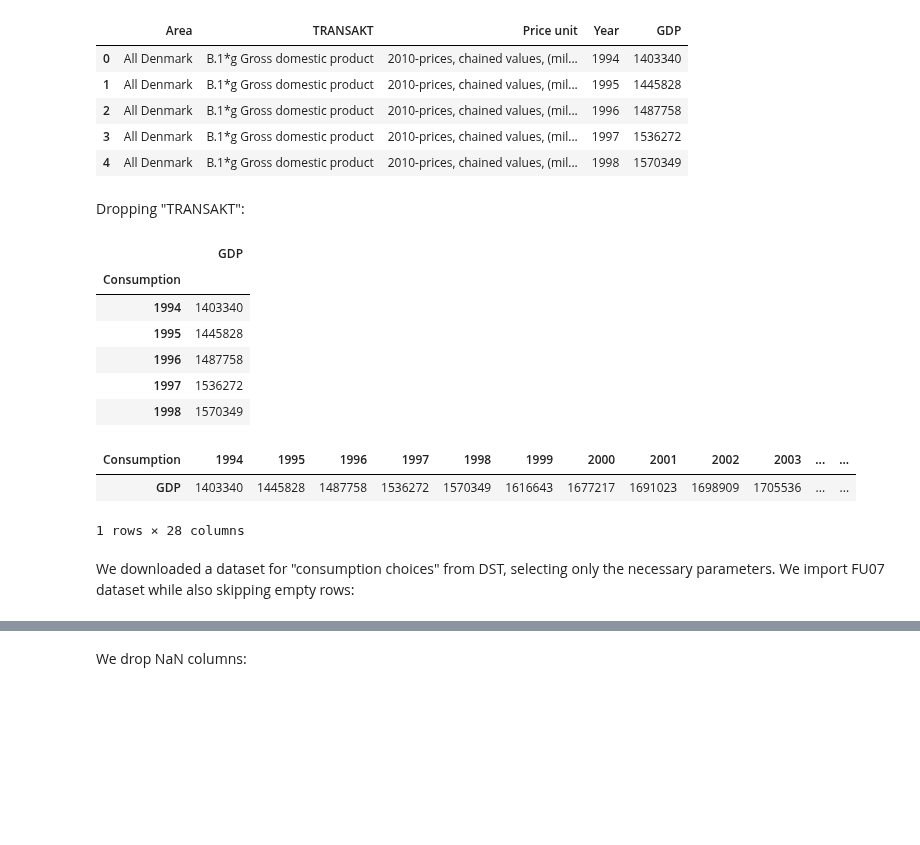
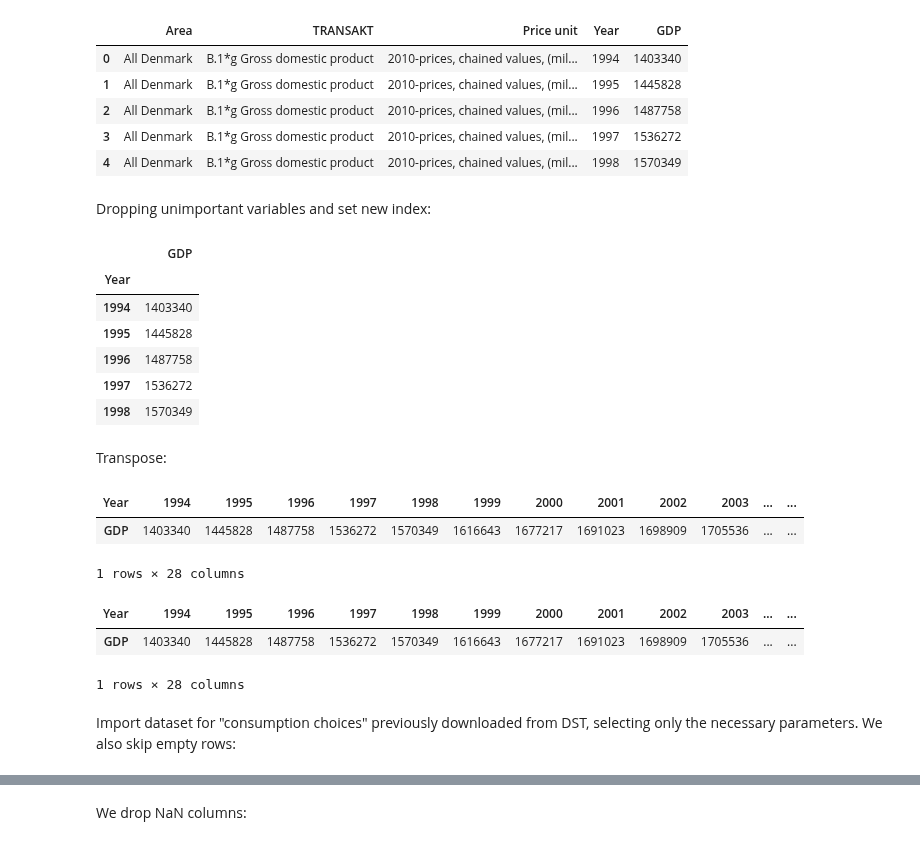
Before and after one commit to NumEconCopenhagen/projects-2023-EFS, a Jupyter notebook: dataproject/St_data_p.ipynb, the cells around one changed output, grey strips where cells are left out. Drawn from its saved outputs; the diff is of its cells as text; code cells hidden in the pictures; blank space fills up the shorter version.

Commit message:
- For loop consumption-values-renaming

```diff
--- a/dataproject/St_data_p.ipynb
+++ b/dataproject/St_data_p.ipynb
@@ -134,31 +134,41 @@ gdp.head(5)
 | 2 | All Denmark | B.1*g Gross domestic product | 2010-prices, chained values, (mil... | 1996 | 1487758 |
 | 3 | All Denmark | B.1*g Gross domestic product | 2010-prices, chained values, (mil... | 1997 | 1536272 |
 | 4 | All Denmark | B.1*g Gross domestic product | 2010-prices, chained values, (mil... | 1998 | 1570349 |
-# %% [markdown]
-Dropping "TRANSAKT":
+# %% [markdown]
+Dropping unimportant variables and set new index:
 # %%
 gdp.drop(['TRANSAKT', 'Area', 'Price unit'], axis='columns', inplace=True)
-gdp.rename(columns = {'Year':'Consumption'}, inplace=True)
-gdp = gdp.set_index('Consumption')
+gdp = gdp.set_index('Year')
 gdp.head(5)
 # %% [output]
 |  | GDP |
-| Consumption |  |
+| Year |  |
 | 1994 | 1403340 |
 | 1995 | 1445828 |
 | 1996 | 1487758 |
 | 1997 | 1536272 |
 | 1998 | 1570349 |
+# %% [markdown]
+Transpose:
 # %%
-#Traspose
 gdp = gdp.T
 gdp.head(5)
 # %% [output]
-| Consumption | 1994 | 1995 | 1996 | 1997 | 1998 | 1999 | 2000 | 2001 | 2002 | 2003 | ... | ... |
+| Year | 1994 | 1995 | 1996 | 1997 | 1998 | 1999 | 2000 | 2001 | 2002 | 2003 | ... | ... |
 | GDP | 1403340 | 1445828 | 1487758 | 1536272 | 1570349 | 1616643 | 1677217 | 1691023 | 1698909 | 1705536 | ... | ... |
 1 rows × 28 columns
+# %%
+gdp_dict = {}
+gdp_dict = {str(i) : f'year{i}' for i in range(1994,2021+1)}
+gdp.rename(columns = gdp_dict, inplace=True)
+gdp.head()
+# not working: might have to rename before transpose
+# %% [output]
+| Year | 1994 | 1995 | 1996 | 1997 | 1998 | 1999 | 2000 | 2001 | 2002 | 2003 | ... | ... |
+| GDP | 1403340 | 1445828 | 1487758 | 1536272 | 1570349 | 1616643 | 1677217 | 1691023 | 1698909 | 1705536 | ... | ... |
+1 rows × 28 columns
 # %% [markdown]
-We downloaded a dataset for "consumption choices" from DST, selecting only the necessary parameters. We import FU07 dataset while also skipping empty rows:
+Import dataset for "consumption choices" previously downloaded from DST, selecting only the necessary parameters. We also skip empty rows:
 # %%
 filename = 'FU07.xlsx'
 cop = pd.read_excel(filename, skiprows=2, skipfooter=2)
```
Also changed, not shown: parts of 16 cells of this notebook.
